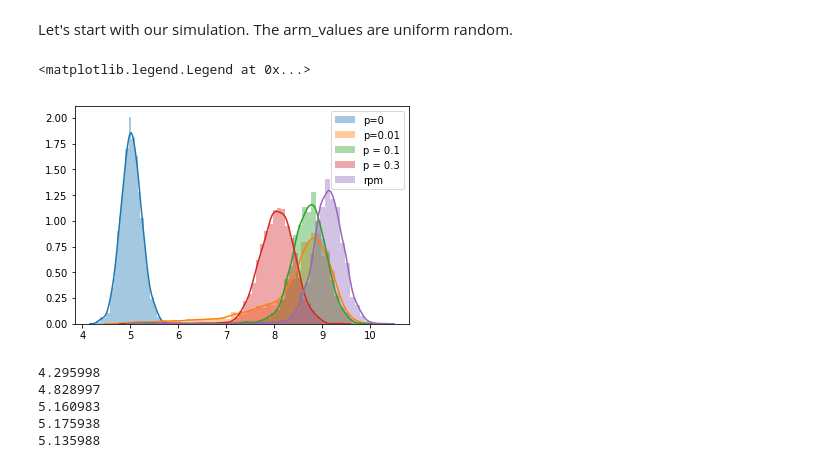
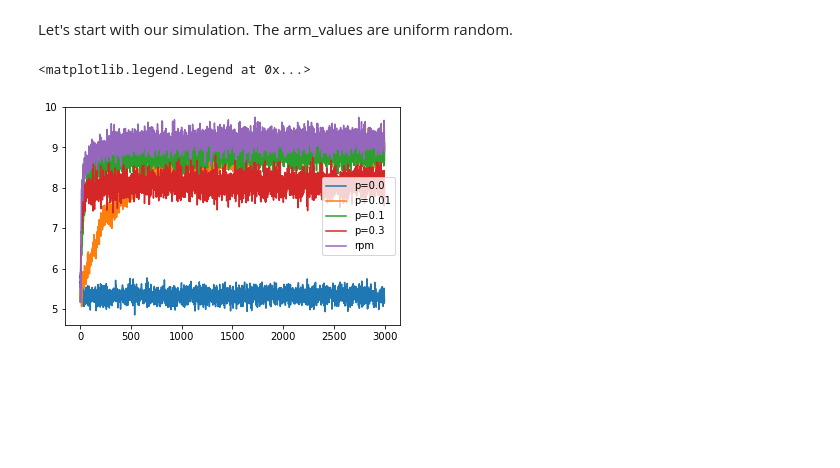
Before and after one commit to namnewyork21/Statistics, a Jupyter notebook: Multi-armed bandits illustration.ipynb, the cells around one changed output. Drawn from its saved outputs; the diff is of its cells as text; code cells hidden in the pictures; blank space fills up the shorter version.

Commit message:
allowing the reward function to be input as a parameter

```diff
--- a/Multi-armed bandits illustration.ipynb
+++ b/Multi-armed bandits illustration.ipynb
@@ -34,8 +41,8 @@ For this approach, we maintain an estimation of reward for each arm. We are incl
 # %%
 # Bandit using Greedy Epsilon approach
 class Bandit_Epsilon(Bandit):
-    def __init__(self, arm_values, epsilon):
-        super(Bandit_Epsilon, self).__init__(arm_values)
+    def __init__(self, arm_values, reward_function, epsilon):
+        super(Bandit_Epsilon, self).__init__(arm_values, reward_function)
         self.epsilon = epsilon
 
     def choose_strategy(self):
@@ -121,22 +101,42 @@ avg_outcome_rpm /= np.float(Nexp)
-# %%
-sns.distplot(avg_outcome_eps0p0, label = 'p=0')
-sns.distplot(avg_outcome_eps0p01, label = 'p=0.01')
-sns.distplot(avg_outcome_eps0p1, label = 'p = 0.1')
-sns.distplot(avg_outcome_eps0p3, label = 'p = 0.3')
-sns.distplot(avg_outcome_rpm, label = 'rpm')
-plt.legend()
-# %% [output]
-<matplotlib.legend.Legend at 0x...>
-[figure, removed]
-# %%
-print(np.percentile(avg_outcome_eps0p0, 0.01))
-print(np.percentile(avg_outcome_eps0p01, 0.01))
-print(np.percentile(avg_outcome_eps0p1, 0.01))
-print(np.percentile(avg_outcome_eps0p3, 0.01))
-print(np.percentile(avg_outcome_rpm, 0.01))
-# %% [output]
-4.295998
-4.828997
-5.160983
-5.175938
-5.135988
+# %%
+np.random.seed(42)
+Nexp = 300
+Npulls = 3000
+
+tmpVal = [0.0] * 10
+
+def binom_reward(param):
+    return np.random.binomial(100, param)
+
+bandits = [Bandit_Epsilon(tmpVal, binom_reward, 0.0)
+           ,Bandit_Epsilon(tmpVal, binom_reward, 0.01)
+           ,Bandit_Epsilon(tmpVal, binom_reward, 0.1)
+           ,Bandit_Epsilon(tmpVal, binom_reward, 0.3)
+           ,Bandit_RPM(tmpVal, binom_reward)]
+
+labels = ['p=0.0'
+         ,'p=0.01'
+         ,'p=0.1'
+         ,'p=0.3'
+         ,'rpm']
+
+res = [np.zeros(Npulls)] * len(bandits)
+
+for i in range(Nexp):
+    arm_values = np.random.uniform(0.01, 0.1, 10)
+    for model in range(len(bandits)):
+        bandits[model].reset(arm_values)
+        res[model] = res[model] + experiment(bandits[model], Npulls)
+
+        # Note:
+        # cannot use res[model] += res[model]
+
+for model in range(len(bandits)):
+    res[model] /= np.float(Nexp)
+# %%
+for i in range(len(bandits)):
+    plt.plot(res[i], label = labels[i])
+plt.legend()
+# %% [output]
+<matplotlib.legend.Legend at 0x...>
+[figure, added]
```
Also changed, not shown: parts of 9 cells of this notebook.
